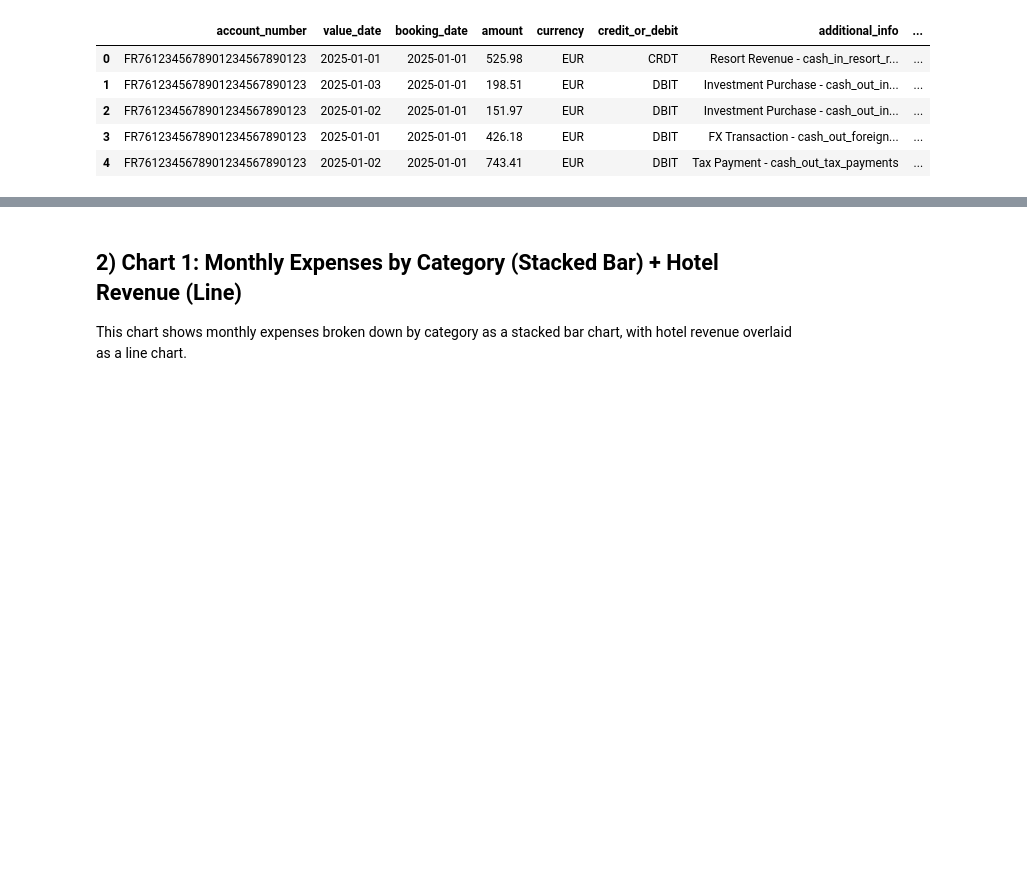
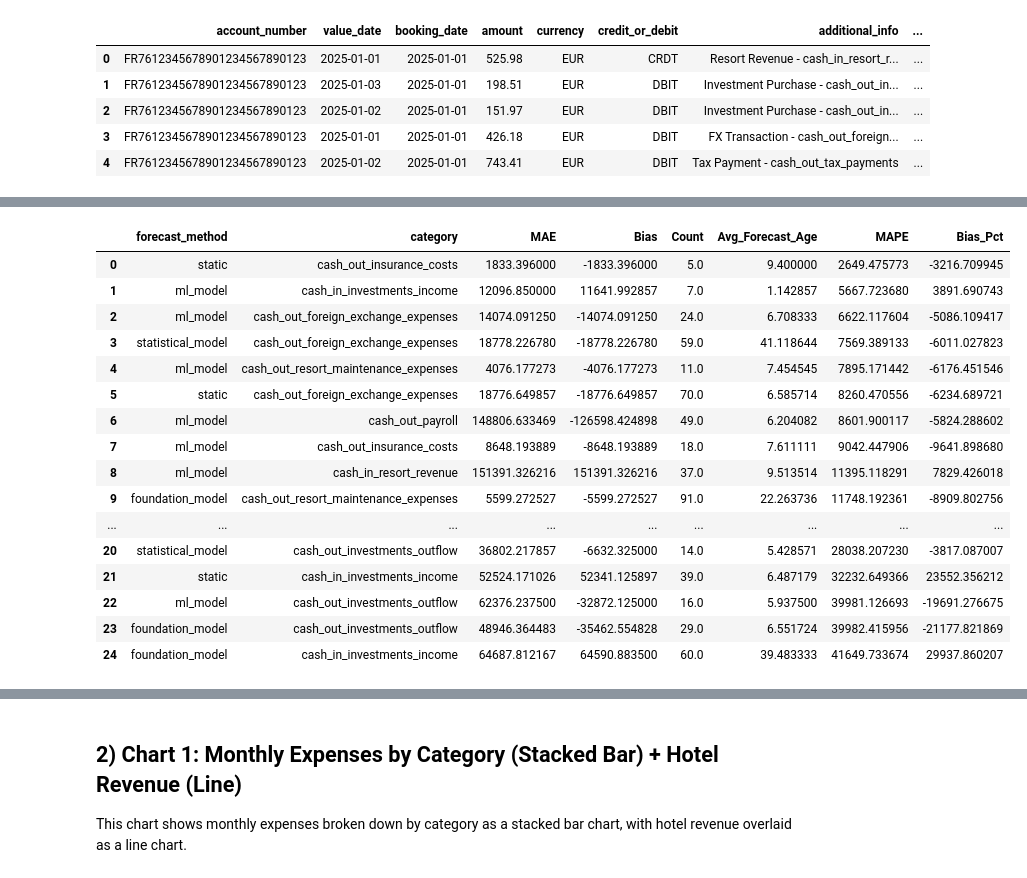
Before and after one commit to gianniskotsas/palm-case-study, a Jupyter notebook: scripts/main.ipynb, the cells around one changed output, grey strips where cells are left out. Drawn from its saved outputs; the diff is of its cells as text; code cells hidden in the pictures; blank space fills up the shorter version.

Commit message:
forecast analysis complete. front page complete

```diff
--- a/scripts/main.ipynb
+++ b/scripts/main.ipynb
@@ -185,0 +340,62 @@ print("✓ Ready to create charts using loaded datasets")
+# %%
+# FORECASTING ANALYSIS - STEP 3: Calculate Aggregate Accuracy Metrics
+
+print("=" * 80)
+print("STEP 3: CALCULATING ACCURACY METRICS")
+print("=" * 80)
+
+# Calculate error metrics
+matched_df['abs_error'] = abs(matched_df['actual_amount'] - matched_df['forecast_amount'])
+matched_df['error'] = matched_df['forecast_amount'] - matched_df['actual_amount']
+
+# Calculate metrics by (forecast_method, category)
+def calculate_metrics(group):
+    # Filter out rows where actual is 0 for MAPE calculation
+    non_zero_actual = group[group['actual_amount'] != 0]
+
+    metrics = {
+        'MAE': group['abs_error'].mean(),
+        'Bias': group['error'].mean(),
+        'Count': len(group),
+        'Avg_Forecast_Age': group['forecast_age'].mean()
+    }
+
+    # Calculate MAPE only on non-zero actuals
+    if len(non_zero_actual) > 0:
+        mape_values = (non_zero_actual['abs_error'] / non_zero_actual['actual_amount'].abs()) * 100
+        metrics['MAPE'] = mape_values.mean()
+
+        # Bias as percentage of mean actual
+        metrics['Bias_Pct'] = (group['error'].mean() / non_zero_actual['actual_amount'].abs().mean()) * 100
+    else:
+        metrics['MAPE'] = np.nan
+        metrics['Bias_Pct'] = np.nan
+
+    return pd.Series(metrics)
+
+accuracy_df = matched_df.groupby(['forecast_method', 'category']).apply(calculate_metrics).reset_index()
+
+# Sort by MAPE (best to worst)
+accuracy_df = accuracy_df.sort_values('MAPE').reset_index(drop=True)
+
+print(f"\n✓ Calculated accuracy metrics for {len(accuracy_df)} (method, category) combinations")
+print(f"\nAccuracy Summary (sorted by MAPE):")
+print("="*100)
+
+display(accuracy_df)
+
+# Best overall method (weighted by count)
+method_summary = accuracy_df.groupby('forecast_method').apply(
+    lambda g: pd.Series({
+        'MAE': (g['MAE'] * g['Count']).sum() / g['Count'].sum(),
+        'MAPE': (g['MAPE'] * g['Count']).sum() / g['Count'].sum(),
+        'Bias_Pct': (g['Bias_Pct'] * g['Count']).sum() / g['Count'].sum(),
+        'Count': g['Count'].sum(),
+        'Avg_Forecast_Age': (g['Avg_Forecast_Age'] * g['Count']).sum() / g['Count'].sum()
+    })
+).sort_values('MAPE')
+
+print(f"\n\nMethod Summary (Weighted by Count):")
+print("="*100)
+display(method_summary)
+# %% [output]
@@ -185,0 +410,17 @@ print("✓ Ready to create charts using loaded datasets")
+|  | forecast_method | category | MAE | Bias | Count | Avg_Forecast_Age | MAPE | Bias_Pct |
+| 0 | static | cash_out_insurance_costs | 1833.396000 | -1833.396000 | 5.0 | 9.400000 | 2649.475773 | -3216.709945 |
+| 1 | ml_model | cash_in_investments_income | 12096.850000 | 11641.992857 | 7.0 | 1.142857 | 5667.723680 | 3891.690743 |
+| 2 | ml_model | cash_out_foreign_exchange_expenses | 14074.091250 | -14074.091250 | 24.0 | 6.708333 | 6622.117604 | -5086.109417 |
+| 3 | statistical_model | cash_out_foreign_exchange_expenses | 18778.226780 | -18778.226780 | 59.0 | 41.118644 | 7569.389133 | -6011.027823 |
+| 4 | ml_model | cash_out_resort_maintenance_expenses | 4076.177273 | -4076.177273 | 11.0 | 7.454545 | 7895.171442 | -6176.451546 |
+| 5 | static | cash_out_foreign_exchange_expenses | 18776.649857 | -18776.649857 | 70.0 | 6.585714 | 8260.470556 | -6234.689721 |
+| 6 | ml_model | cash_out_payroll | 148806.633469 | -126598.424898 | 49.0 | 6.204082 | 8601.900117 | -5824.288602 |
+| 7 | ml_model | cash_out_insurance_costs | 8648.193889 | -8648.193889 | 18.0 | 7.611111 | 9042.447906 | -9641.898680 |
+| 8 | ml_model | cash_in_resort_revenue | 151391.326216 | 151391.326216 | 37.0 | 9.513514 | 11395.118291 | 7829.426018 |
+| 9 | foundation_model | cash_out_resort_maintenance_expenses | 5599.272527 | -5599.272527 | 91.0 | 22.263736 | 11748.192361 | -8909.802756 |
+| ... | ... | ... | ... | ... | ... | ... | ... | ... |
+| 20 | statistical_model | cash_out_investments_outflow | 36802.217857 | -6632.325000 | 14.0 | 5.428571 | 28038.207230 | -3817.087007 |
+| 21 | static | cash_in_investments_income | 52524.171026 | 52341.125897 | 39.0 | 6.487179 | 32232.649366 | 23552.356212 |
+| 22 | ml_model | cash_out_investments_outflow | 62376.237500 | -32872.125000 | 16.0 | 5.937500 | 39981.126693 | -19691.276675 |
+| 23 | foundation_model | cash_out_investments_outflow | 48946.364483 | -35462.554828 | 29.0 | 6.551724 | 39982.415956 | -21177.821869 |
+| 24 | foundation_model | cash_in_investments_income | 64687.812167 | 64590.883500 | 60.0 | 39.483333 | 41649.733674 | 29937.860207 |
```
Also changed, not shown: parts of 27 cells of this notebook, 55 other files.
